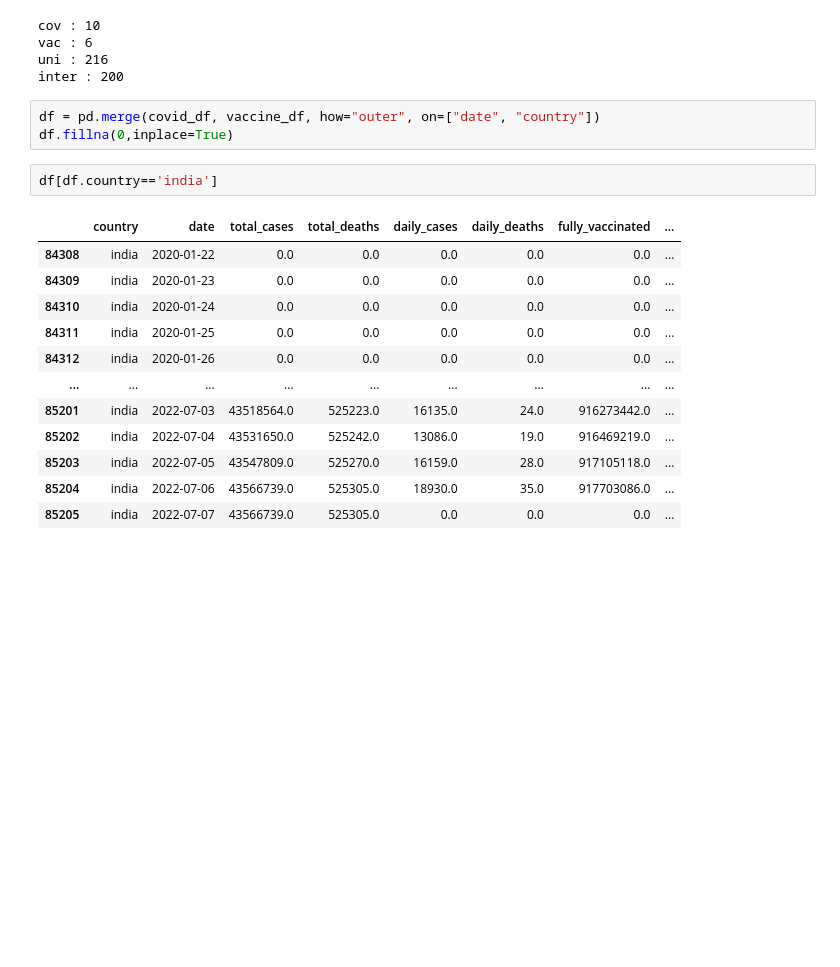
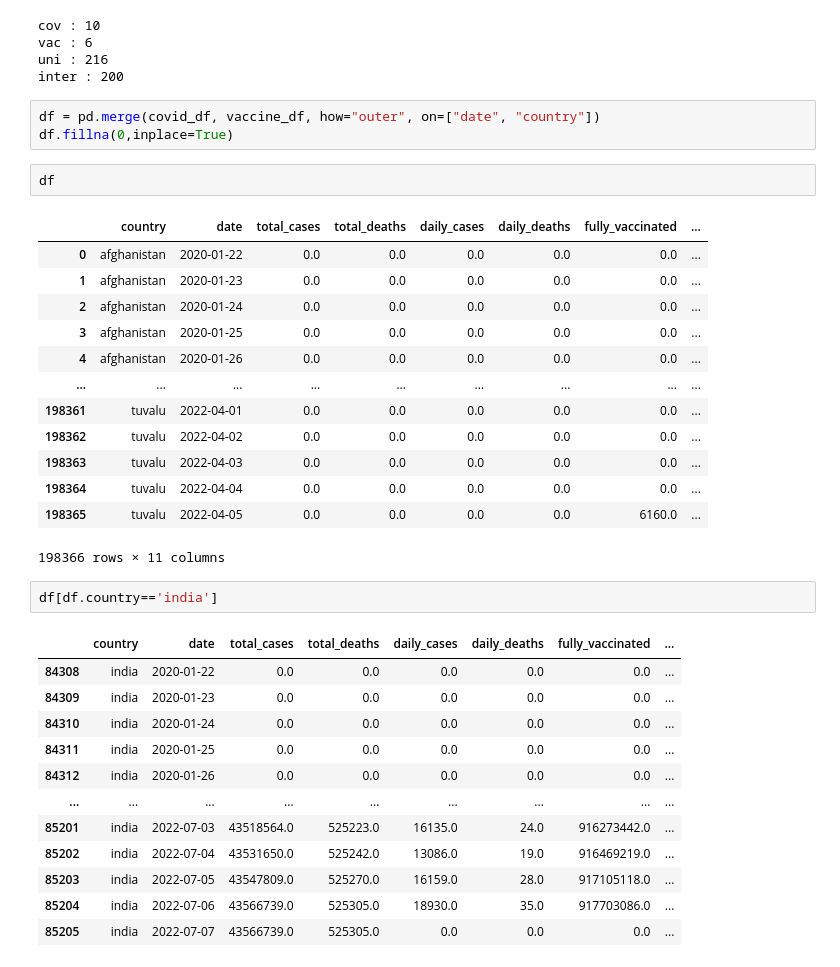
Before and after one commit to Akashkunwar/dscodes, a Jupyter notebook: cases_vaccination.ipynb, the cells around one changed output. Drawn from its saved outputs; the diff is of its cells as text; blank space fills up the shorter version.

```diff
--- a/cases_vaccination.ipynb
+++ b/cases_vaccination.ipynb
@@ -328,6 +328,22 @@ inter : 200
 # %%
 df = pd.merge(covid_df, vaccine_df, how="outer", on=["date", "country"])
 df.fillna(0,inplace=True)
+# %%
+df
+# %% [output]
+|  | country | date | total_cases | total_deaths | daily_cases | daily_deaths | fully_vaccinated | ... |
+| 0 | afghanistan | 2020-01-22 | 0.0 | 0.0 | 0.0 | 0.0 | 0.0 | ... |
+| 1 | afghanistan | 2020-01-23 | 0.0 | 0.0 | 0.0 | 0.0 | 0.0 | ... |
+| 2 | afghanistan | 2020-01-24 | 0.0 | 0.0 | 0.0 | 0.0 | 0.0 | ... |
+| 3 | afghanistan | 2020-01-25 | 0.0 | 0.0 | 0.0 | 0.0 | 0.0 | ... |
+| 4 | afghanistan | 2020-01-26 | 0.0 | 0.0 | 0.0 | 0.0 | 0.0 | ... |
+| ... | ... | ... | ... | ... | ... | ... | ... | ... |
+| 198361 | tuvalu | 2022-04-01 | 0.0 | 0.0 | 0.0 | 0.0 | 0.0 | ... |
+| 198362 | tuvalu | 2022-04-02 | 0.0 | 0.0 | 0.0 | 0.0 | 0.0 | ... |
+| 198363 | tuvalu | 2022-04-03 | 0.0 | 0.0 | 0.0 | 0.0 | 0.0 | ... |
+| 198364 | tuvalu | 2022-04-04 | 0.0 | 0.0 | 0.0 | 0.0 | 0.0 | ... |
+| 198365 | tuvalu | 2022-04-05 | 0.0 | 0.0 | 0.0 | 0.0 | 6160.0 | ... |
+198366 rows × 11 columns
 # %%
 df[df.country=='india']
 # %% [output]
```
Also changed, not shown: parts of 1 cell of this notebook.
